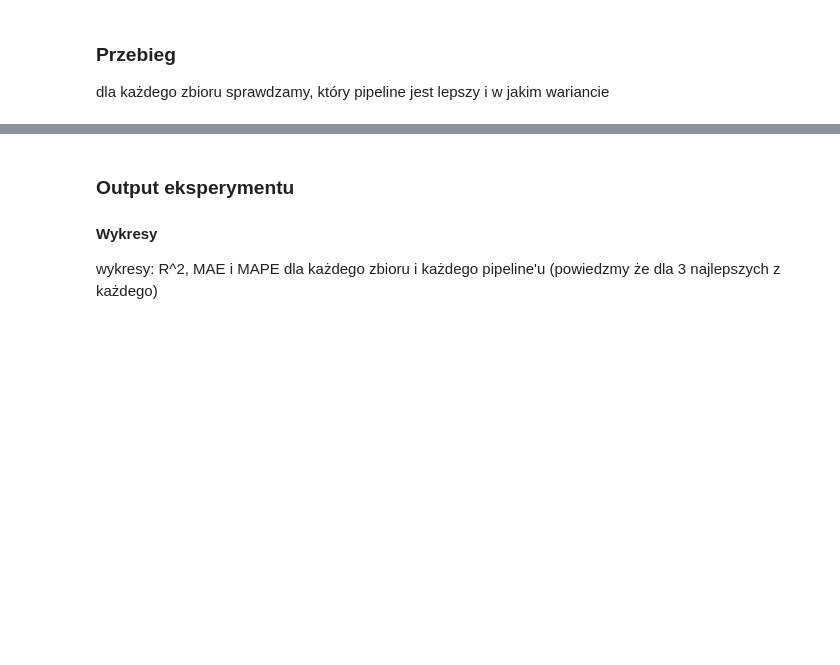
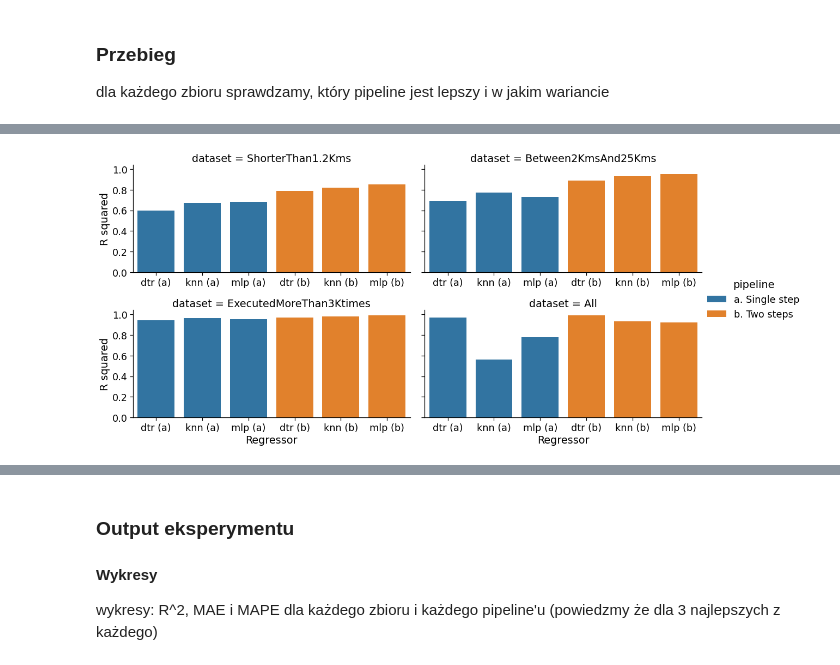
Before and after one commit to mikegpl/job-adiah, a Jupyter notebook: experiments/exp1.ipynb, the cells around one changed output, grey strips where cells are left out. Cells and saved outputs as stored; diff of their text form; code cells hidden in the pictures; blank space fills up the shorter version.

```diff
--- a/experiments/exp1.ipynb
+++ b/experiments/exp1.ipynb
@@ -435,0 +413,8 @@ exp1b_df.head().round(2)
+# %%
+sorted_simple = exp1_df.loc[exp1_df.pipeline == "simple"].sort_values(["dataset", "r2"], ascending=False)
+sorted_simple["pipeline"] = "a. Single step"
+sorted_simple["name"] = sorted_simple["name"].map(lambda value: f"{value} (a)")
+
+sorted_two_step = exp1_df.loc[(exp1_df.pipeline != "simple") & (exp1_df.name != "lasso") & (exp1_df.name != "elasticnet")].sort_values(["dataset", "r2", "name"], ascending=False)
+sorted_two_step["name"] = sorted_two_step["name"].map(lambda value: f"{value} (b)")
+sorted_two_step["pipeline"] = "b. Two steps"
@@ -435,0 +429,9 @@ exp1b_df.head().round(2)
+# %%
+dataframes = []
+for dataset in exp1_datasets.keys():
+    top3_simple = sorted_simple.loc[sorted_simple.dataset == dataset].drop_duplicates(subset=["name"]).head(3)
+    top3_two_step = sorted_two_step.loc[sorted_two_step.dataset == dataset].drop_duplicates(subset=["name"]).head(3)
+    dataframes.append(top3_simple)
+    dataframes.append(top3_two_step)
+
+concat_df = pd.concat(dataframes)
@@ -435,0 +458,12 @@ exp1b_df.head().round(2)
+# %%
+with sns.plotting_context("notebook", font_scale=1.6):
+    g = sns.FacetGrid(concat_df, col="dataset", hue="pipeline", height=4, aspect=2, col_wrap=2, sharex=False)
+    g.map(sns.barplot, "name", "r2",  order=[ "dtr (a)", "knn (a)", "mlp (a)", "dtr (b)", "knn (b)","mlp (b)"], hue_order=["a. Single step", "b. Two steps"])
+    g.axes[2].set_xlabel("Regressor")
+    g.axes[3].set_xlabel("Regressor")
+    g.axes[0].set_ylabel("R squared")
+    g.axes[2].set_ylabel("R squared")
+    g.add_legend(loc="center right")
+    g.savefig("pipelineComparisonRsquared.png")
+# %% [output]
+[figure, added]
```
Also changed, not shown: parts of 22 cells of this notebook, 10 other files.
